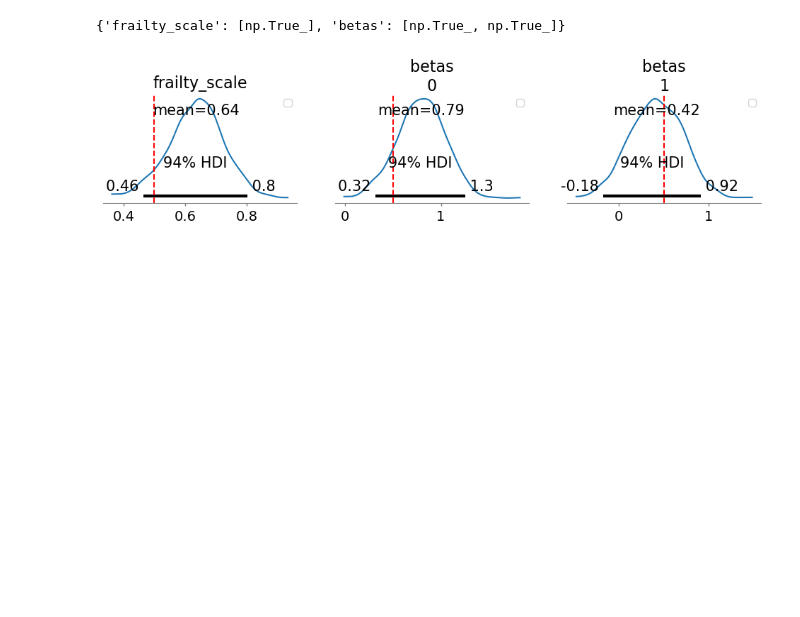
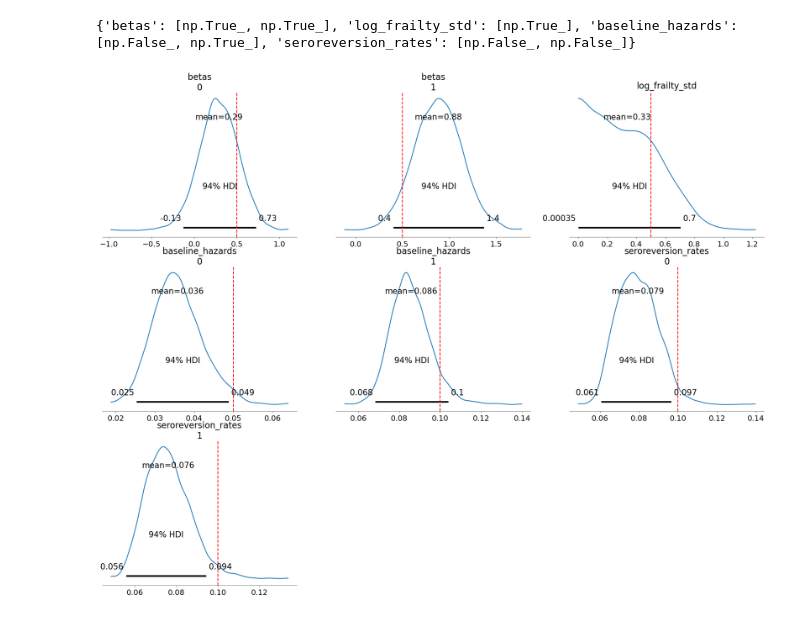
Before and after one commit to aleggs0/multipathogen-sero, a Jupyter notebook: multipathogen_sero/hpc_work/frailty_vs_interaction_analysis.ipynb, the cells around one changed output. Saved outputs shown, nothing was run; the diff lists cells and outputs as text; code cells hidden in the pictures; blank space fills up the shorter version.

```diff
--- a/multipathogen_sero/hpc_work/frailty_vs_interaction_analysis.ipynb
+++ b/multipathogen_sero/hpc_work/frailty_vs_interaction_analysis.ipynb
@@ -38,14 +40,20 @@ axes = pairs_plot(idata_frailty)
-# %%
-axes, coverage = posterior_plot(
-    idata_frailty,
-    var_names=["frailty_scale", "betas"],
-    ground_truth={"frailty_scale": expt_settings["ground_truth_params"]["frailty_scale"], "betas": [0.5, 0.5]},
-    save_dir=MODEL_FITS_DIR / "j0" / "a0" / "pairwise_serology_seroreversion_frailty",
-    fig_grid=(1,3),
-    fig_size=(12,2)
-)
-print(coverage)
-# %% [output]
-{'frailty_scale': [np.True_], 'betas': [np.True_, np.True_]}
-[figure, removed]
+# %%
+ground_truth_betas = [
+    expt_settings["ground_truth_params"]["beta_mat"][0][1],
+    expt_settings["ground_truth_params"]["beta_mat"][1][0]
+]
+axes, coverage = posterior_plot(
+    idata_frailty,
+    var_names=["betas", "log_frailty_std", "baseline_hazards", "seroreversion_rates"],
+    ground_truth={
+        "betas": ground_truth_betas,
+        "log_frailty_std": expt_settings["ground_truth_params"]["log_frailty_std"],
+        "baseline_hazards": expt_settings["ground_truth_params"]["baseline_hazards"],
+        "seroreversion_rates": expt_settings["ground_truth_params"]["seroreversion_rates"]
+    }
+)
+print(coverage)
+# %% [output]
+{'betas': [np.True_, np.True_], 'log_frailty_std': [np.True_], 'baseline_hazards': [np.False_, np.True_], 'seroreversion_rates': [np.False_, np.False_]}
+[figure, added]
 # %%
```
Also changed, not shown: parts of 10 cells of this notebook, 8 other files.
